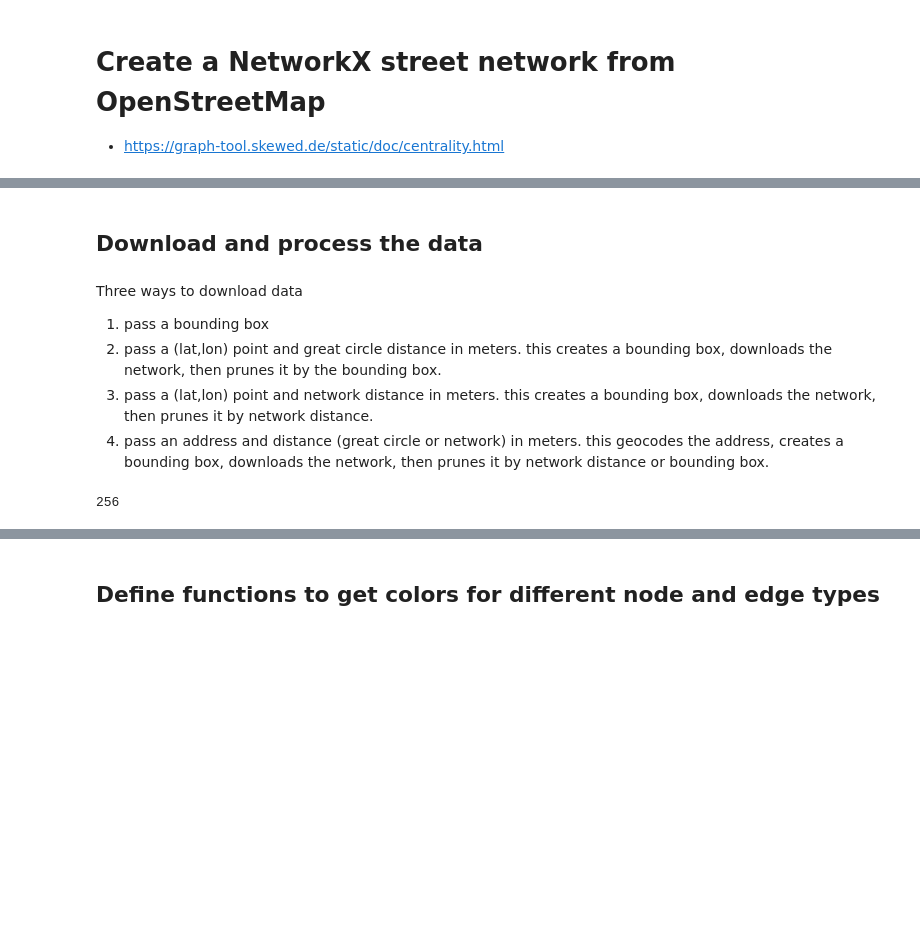
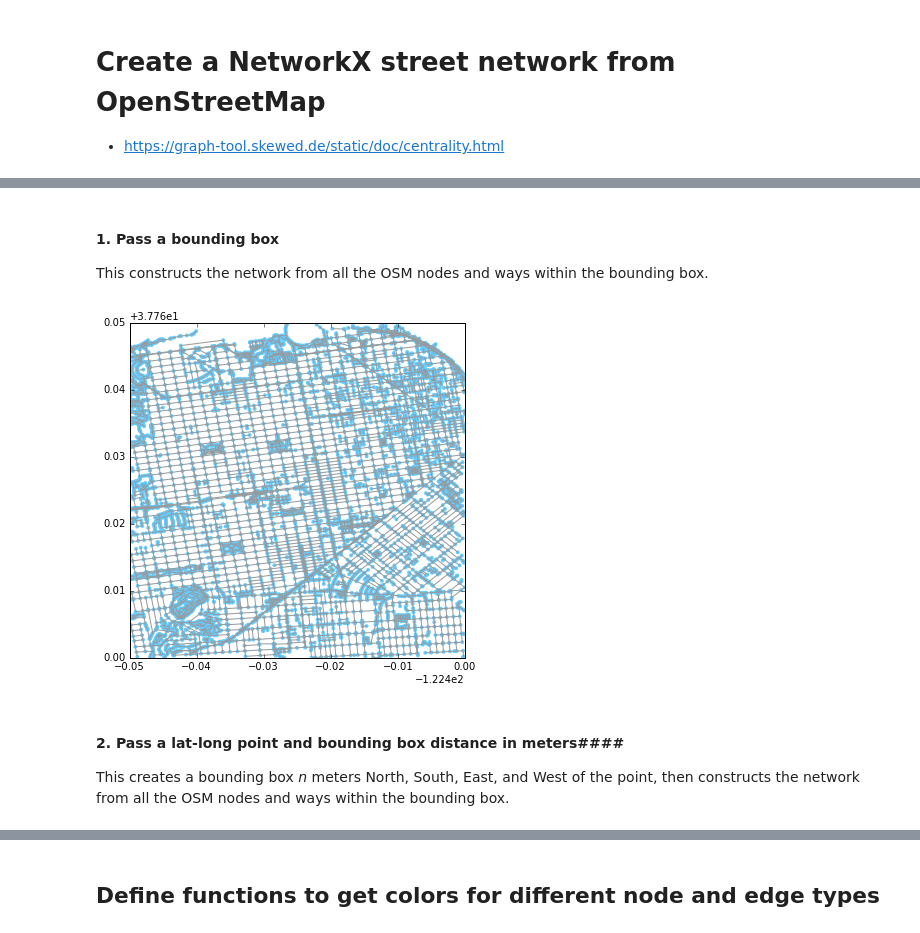
Before and after one commit to gboeing/osmnx, a Jupyter notebook: example-osm-networkx.ipynb, the cells around one changed output, grey strips where cells are left out. Cells and saved outputs as stored; diff of their text form; code cells hidden in the pictures; blank space fills up the shorter version.

```diff
--- a/example-osm-networkx.ipynb
+++ b/example-osm-networkx.ipynb
@@ -12,3 +12,6 @@ osmnx.init(file_log=True)
+# %% [markdown]
+ #### 1. Pass a bounding box ####
+ This constructs the network from all the OSM nodes and ways within the bounding box.
 # %%
 # San Francisco
 north = 37.81
@@ -21,23 +21,6 @@ location_point = (37.791427, -122.410018)
-# %%
-# Berkeley
-north = 37.864672
-south = 37.857659
-east = -122.268853
-west = -122.278337
-
-# Tim Moellering Field
-location_point = (37.860157, -122.271552)
-# %% [markdown]
-## Download and process the data
-# %% [markdown]
-Three ways to download data
-  1. pass a bounding box
-  2. pass a (lat,lon) point and great circle distance in meters. this creates a bounding box, downloads the network, then prunes it by the bounding box.
-  3. pass a (lat,lon) point and network distance in meters. this creates a bounding box, downloads the network, then prunes it by network distance.
-  4. pass an address and distance (great circle or network) in meters. this geocodes the address, creates a bounding box, downloads the network, then prunes it by network distance or bounding box.
 # %%
 # graph from a bounding box
 G1 = osmnx.graph_from_bbox(north, south, east, west)
-len(G1.nodes())
+fig, ax = osmnx.plot_graph(G1)
 # %% [output]
-256
+[figure, added]
@@ -45,0 +27,3 @@ nx.write_gml(G1, '{}/test.gml'.format(osmnx._data_folder))
+# %% [markdown]
+#### 2. Pass a lat-long point and bounding box distance in meters####
+This creates a bounding box *n* meters North, South, East, and West of the point, then constructs the network from all the OSM nodes and ways within the bounding box.
```
Also changed, not shown: parts of 45 cells of this notebook, 6 other files.
